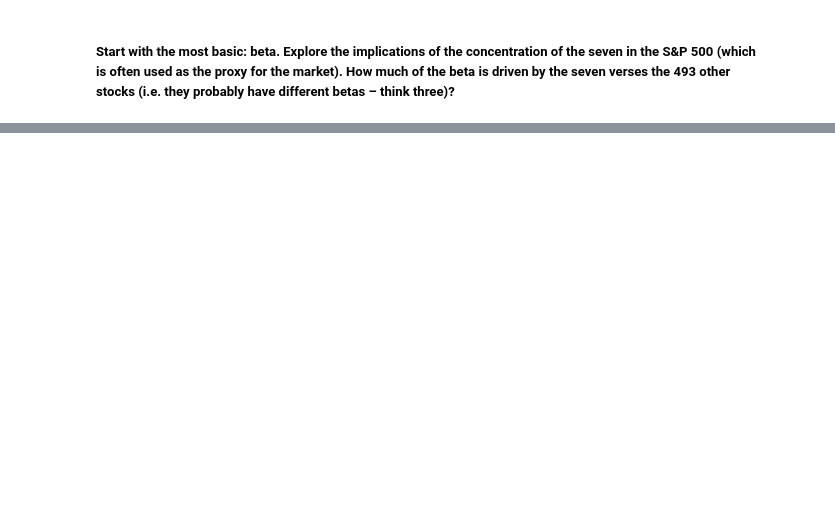
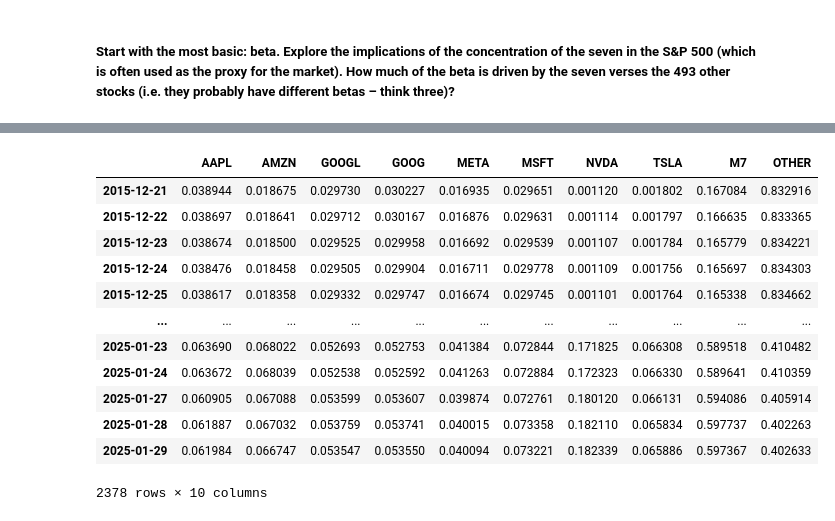
Before and after one commit to tryt0c0de/IAQF_STRAT, a Jupyter notebook: beta_testing.ipynb, the cells around one changed output, grey strips where cells are left out. Saved outputs shown, nothing was run; the diff lists cells and outputs as text; code cells hidden in the pictures; blank space fills up the shorter version.

```diff
--- a/beta_testing.ipynb
+++ b/beta_testing.ipynb
@@ -29,0 +187,26 @@ prices_df
+# %%
+# Calculating risk contributions for Mag7 from 2015-2025
+ms_risks = {ticker: [] for ticker in tickers}
+
+existing_weights = {ticker: main_df.iloc[0][f"{ticker}_weight"] for ticker in tickers}
+temp_weights = {ticker: 0 for ticker in tickers}
+for row in main_df.itertuples():
+    if row.Index in ref_dates:
+        for ticker in tickers:
+            temp_weights[ticker] = getattr(row, f"{ticker}_weight")
+
+    if row.Index in update_dates:
+        existing_weights = temp_weights
+
+    for ticker in tickers:
+        ms_risks[ticker].append(existing_weights[ticker] * getattr(row, f"{ticker}_beta"))
+
+
+for ticker, risk_ts in ms_risks.items():
+    main_df[f"{ticker}_risk"] = risk_ts
+
+mag_s = ["AAPL", "AMZN", "GOOGL", "GOOG", "META", "MSFT", "NVDA", "TSLA"]
+main_df["M7_risk"] = main_df[[f"{ticker}_risk" for ticker in mag_s]].sum(axis=1)
+main_df["OTHER_risk"] = 1 - main_df["M7_risk"]
+
+main_df
@@ -29,0 +227,20 @@ prices_df
+# %%
+plotting_tickers = ["AAPL", "AMZN", "GOOGL", "GOOG", "META", "MSFT", "NVDA", "TSLA", "M7", "OTHER"]
+plotting_df = main_df[[f"{ticker}_risk" for ticker in plotting_tickers]].dropna()
+plotting_df.columns = plotting_tickers
+
+plotting_df
+# %% [output]
+|  | AAPL | AMZN | GOOGL | GOOG | META | MSFT | NVDA | TSLA | M7 | OTHER |
+| 2015-12-21 | 0.038944 | 0.018675 | 0.029730 | 0.030227 | 0.016935 | 0.029651 | 0.001120 | 0.001802 | 0.167084 | 0.832916 |
+| 2015-12-22 | 0.038697 | 0.018641 | 0.029712 | 0.030167 | 0.016876 | 0.029631 | 0.001114 | 0.001797 | 0.166635 | 0.833365 |
+| 2015-12-23 | 0.038674 | 0.018500 | 0.029525 | 0.029958 | 0.016692 | 0.029539 | 0.001107 | 0.001784 | 0.165779 | 0.834221 |
+| 2015-12-24 | 0.038476 | 0.018458 | 0.029505 | 0.029904 | 0.016711 | 0.029778 | 0.001109 | 0.001756 | 0.165697 | 0.834303 |
+| 2015-12-25 | 0.038617 | 0.018358 | 0.029332 | 0.029747 | 0.016674 | 0.029745 | 0.001101 | 0.001764 | 0.165338 | 0.834662 |
+| ... | ... | ... | ... | ... | ... | ... | ... | ... | ... | ... |
+| 2025-01-23 | 0.063690 | 0.068022 | 0.052693 | 0.052753 | 0.041384 | 0.072844 | 0.171825 | 0.066308 | 0.589518 | 0.410482 |
+| 2025-01-24 | 0.063672 | 0.068039 | 0.052538 | 0.052592 | 0.041263 | 0.072884 | 0.172323 | 0.066330 | 0.589641 | 0.410359 |
+| 2025-01-27 | 0.060905 | 0.067088 | 0.053599 | 0.053607 | 0.039874 | 0.072761 | 0.180120 | 0.066131 | 0.594086 | 0.405914 |
+| 2025-01-28 | 0.061887 | 0.067032 | 0.053759 | 0.053741 | 0.040015 | 0.073358 | 0.182110 | 0.065834 | 0.597737 | 0.402263 |
+| 2025-01-29 | 0.061984 | 0.066747 | 0.053547 | 0.053550 | 0.040094 | 0.073221 | 0.182339 | 0.065886 | 0.597367 | 0.402633 |
+2378 rows × 10 columns
```
Also changed, not shown: parts of 15 cells of this notebook.
